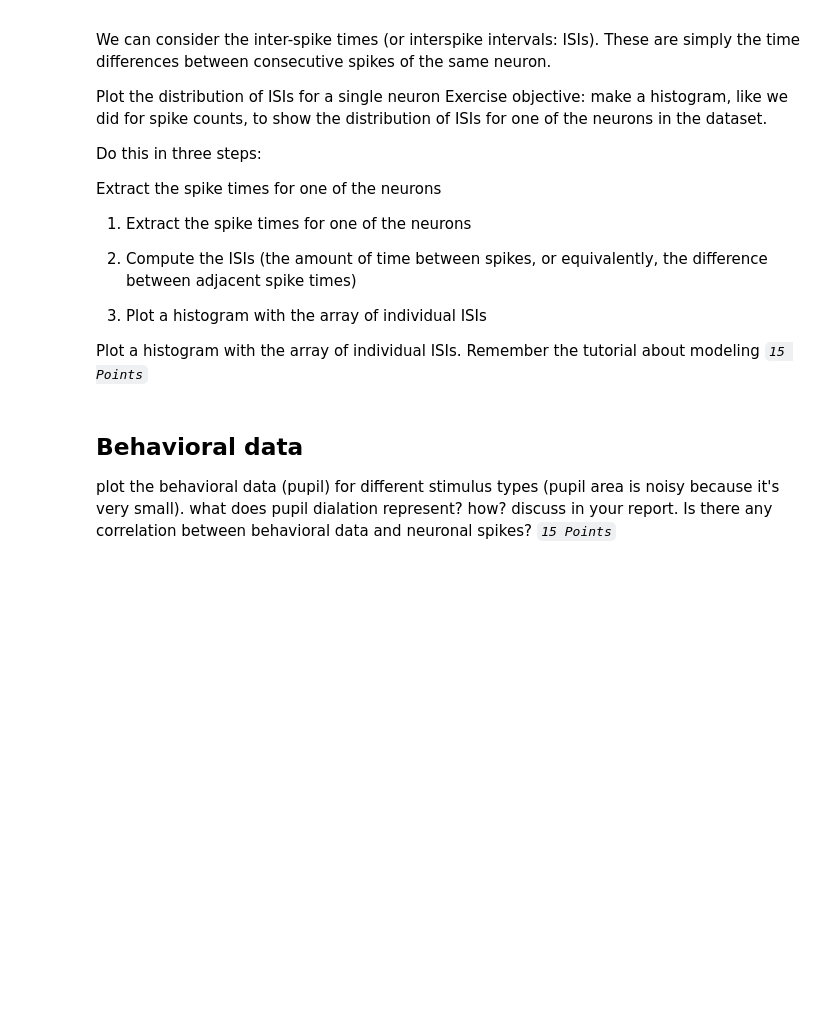
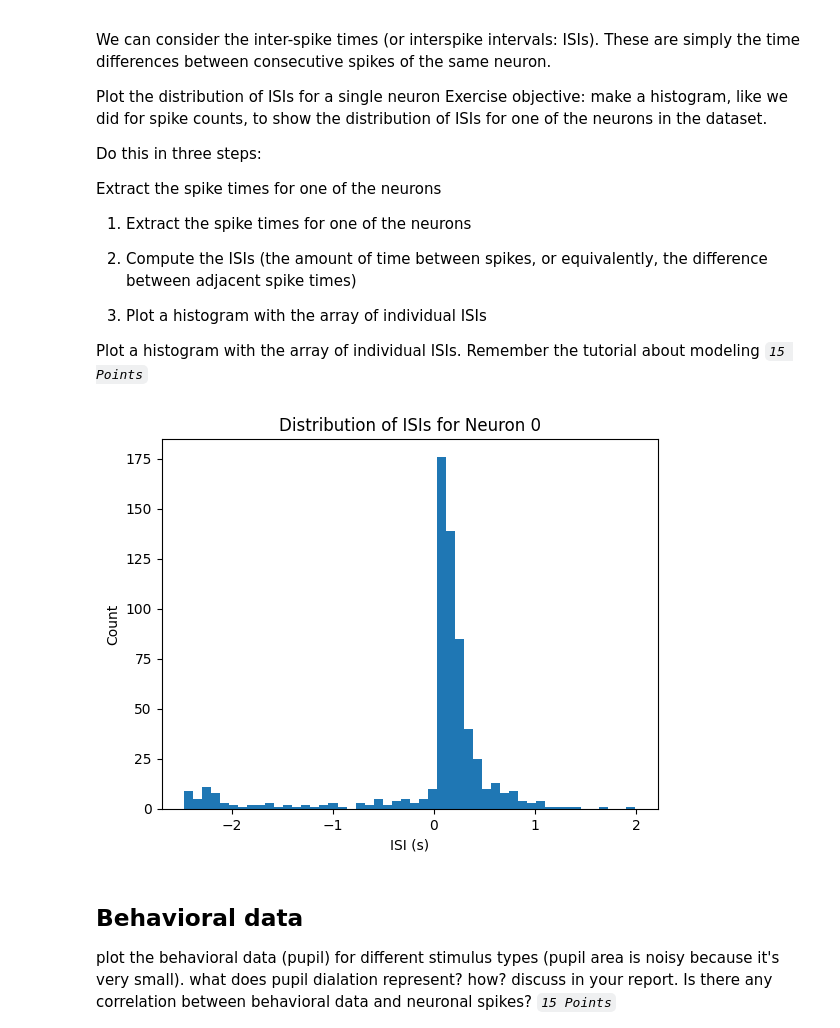
Before and after one commit to rosebaekfany/Neuroscince, a Jupyter notebook: EX3_400110009.ipynb, the cells around one changed output. Cells and saved outputs as stored; diff of their text form; code cells hidden in the pictures; blank space fills up the shorter version.

```diff
--- a/EX3_400110009.ipynb
+++ b/EX3_400110009.ipynb
@@ -203,3 +254,17 @@ raise NotImplementedError("Student exercise: ISI")
+# %%
+neuron_idx = 0  # choose a neuron index
+spike_times = np.where(dat['spks'][neuron_idx, :, :])[-1] * dat['bin_size']
+
+isis = np.diff(spike_times)
+
+fig, ax = plt.subplots()
+ax.hist(isis, bins=50)
+ax.set_xlabel('ISI (s)')
+ax.set_ylabel('Count')
+ax.set_title(f'Distribution of ISIs for Neuron {neuron_idx}')
+plt.show()
+# %% [output]
+[figure, added]
 # %% [markdown]
 ## Behavioral data
 plot the behavioral data (pupil) for different stimulus types (pupil area is noisy because it's very small). what does pupil dialation represent? how? discuss in your report. Is there any correlation between behavioral data and neuronal spikes?
```
Also changed, not shown: parts of 13 cells of this notebook.
